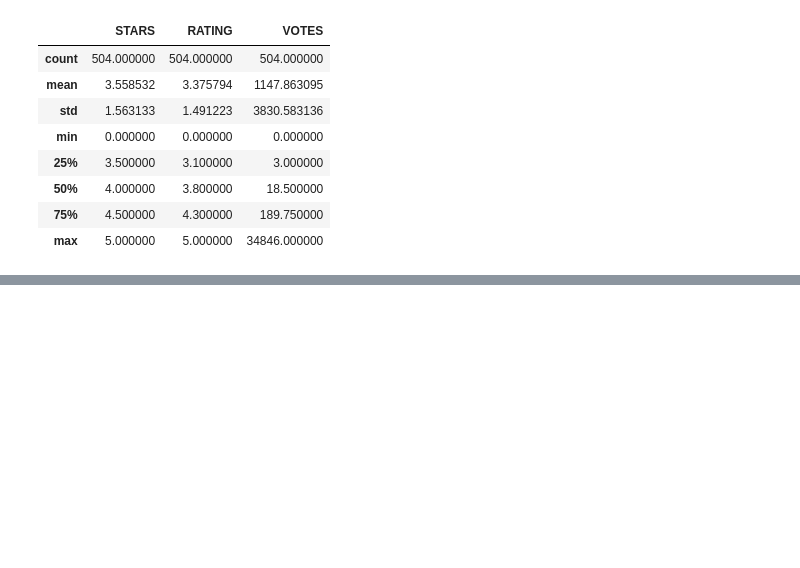
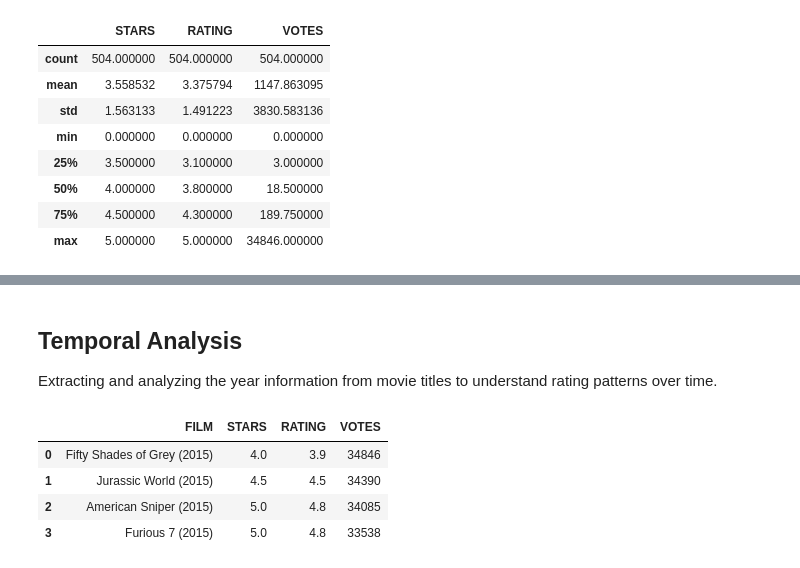
Before and after one commit to dr-ridwanoladipo/movie_metrics_dashboard, a Jupyter notebook: movie_ratings.ipynb, the cells around one changed output, grey strips where cells are left out. Cells and saved outputs as stored; diff of their text form; code cells hidden in the pictures; blank space fills up the shorter version.

```diff
--- a/movie_ratings.ipynb
+++ b/movie_ratings.ipynb
@@ -91,0 +119,11 @@ df=fandango.copy()
+# %% [markdown]
+## Temporal Analysis
+Extracting and analyzing the year information from movie titles to understand rating patterns over time.
+# %%
+df.head(4)
+# %% [output]
+|  | FILM | STARS | RATING | VOTES |
+| 0 | Fifty Shades of Grey (2015) | 4.0 | 3.9 | 34846 |
+| 1 | Jurassic World (2015) | 4.5 | 4.5 | 34390 |
+| 2 | American Sniper (2015) | 5.0 | 4.8 | 34085 |
+| 3 | Furious 7 (2015) | 5.0 | 4.8 | 33538 |
```
Also changed, not shown: parts of 3 cells of this notebook, 1 other file.
